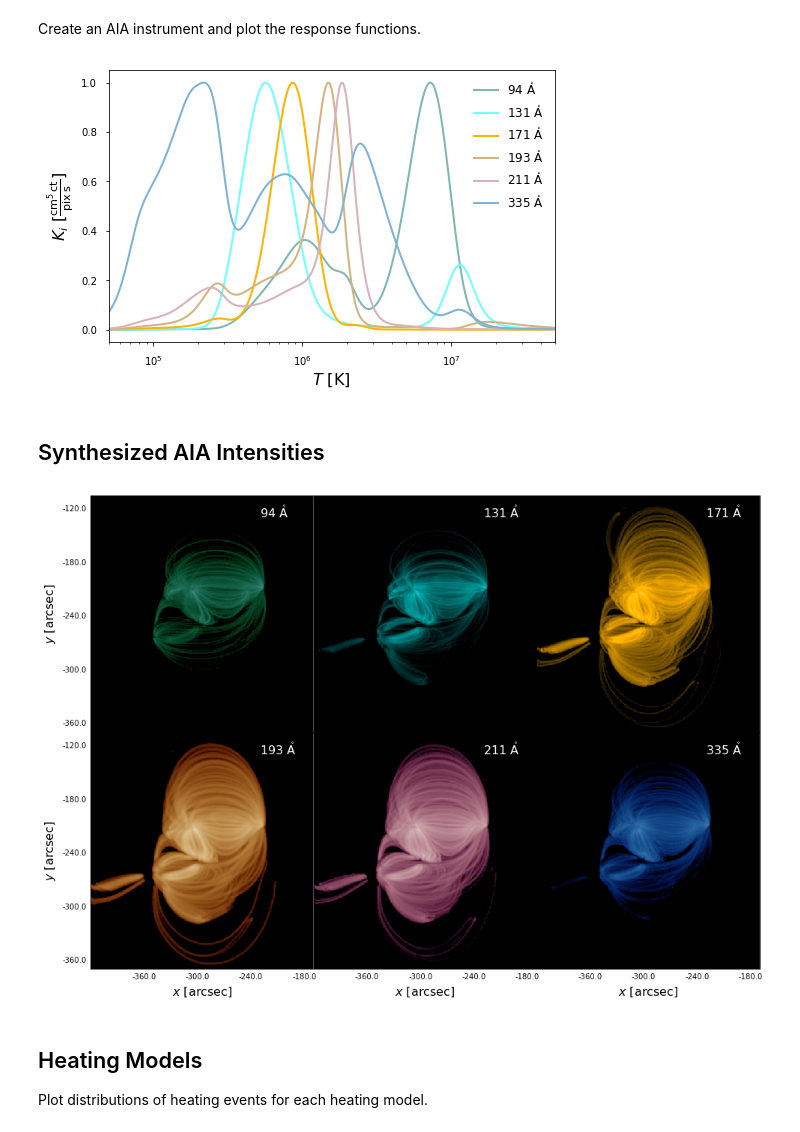
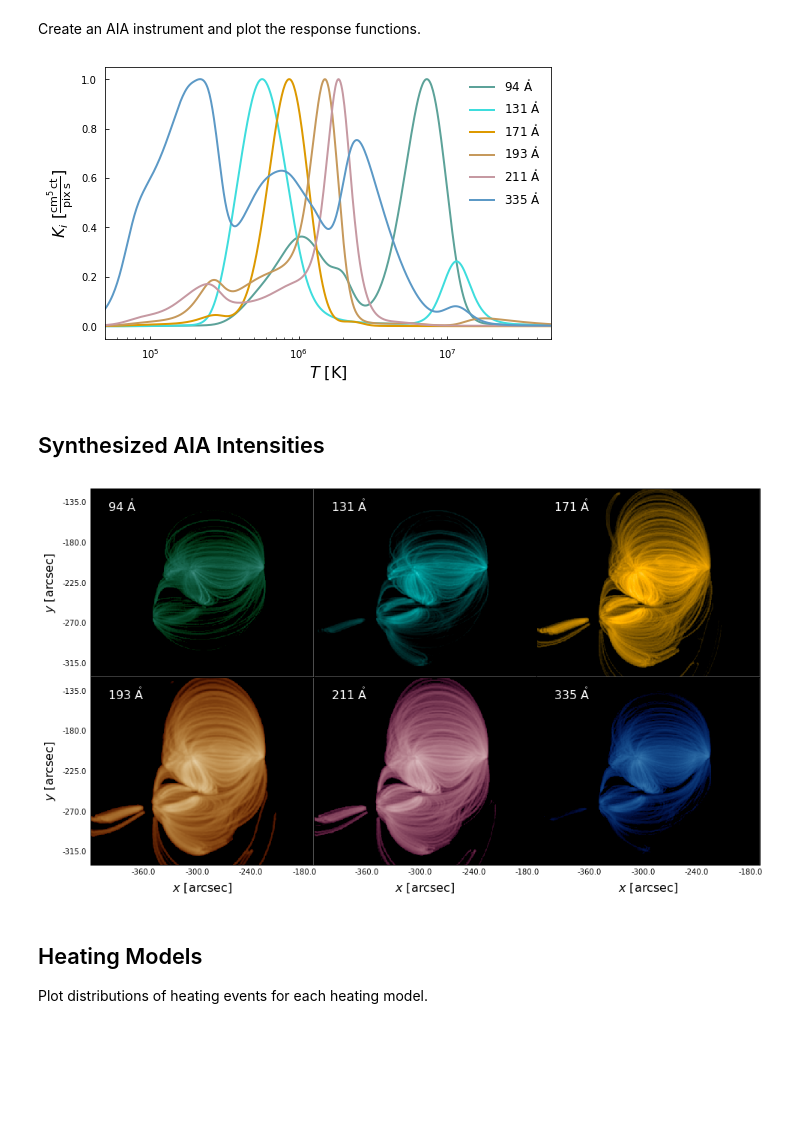
Before and after one commit to wtbarnes/posters, a Jupyter notebook: rice_dsconf_2017/notebooks/basic_figures.ipynb, the cells around one changed output. Cells and saved outputs as stored; diff of their text form; code cells hidden in the pictures; blank space fills up the shorter version.

```diff
--- a/rice_dsconf_2017/notebooks/basic_figures.ipynb
+++ b/rice_dsconf_2017/notebooks/basic_figures.ipynb
@@ -217,7 +264,8 @@ hmi_map.data = np.where(np.fabs(hmi_map.data)<50,np.nan,hmi_map.data)
 streamlines = [s[0] for s in base_field.streamlines]
 random.shuffle(streamlines)
 # %%
-fig = plt.figure(figsize=(8,10))
+fig = plt.figure(figsize=(8,5))
+#hmi_map = hmi_map.submap(hmi_map.xrange,hmi_map.yrange+u.Quantity([40,-15],u.arcsec))
 ax = fig.add_subplot(111,projection=hmi_map)
 im = hmi_map.plot(axes=ax,annotate=False,title=False,cmap=plt.get_cmap('RdBu'),vmin=-2000,vmax=2000)
 # axes and tick label sizing
@@ -230,6 +278,7 @@ ax.coords[1].set_axislabel(r'$y$ [$\mathrm{{{}}}$]'.format(u.Unit(hmi_map.meta['
 # grids and tick sizing
 ax.coords[0].grid(alpha=0)
 ax.coords[1].grid(alpha=0)
+# plot streamlines
 for s in streamlines[::10]:
     ax.plot(base_field._convert_angle_to_length(s[:,0]*u.cm,working_units=u.arcsec).to(u.deg),
             base_field._convert_angle_to_length(s[:,1]*u.cm,working_units=u.arcsec).to(u.deg),
@@ -247,7 +296,7 @@ fig = plt.figure(figsize=(8,5))
 ax = fig.gca()
 resp_temperature = np.logspace(4,9,1000)*u.K
 for channel in aia.channels:
-    color = sunpy.cm.cmlist['sdoaia{}'.format(channel['name'])](0.7)
+    color = sunpy.cm.cmlist['sdoaia{}'.format(channel['name'])](0.6)
     k = splev(resp_temperature.value,channel['temperature_response_spline'])*u.count*u.cm**5/u.s/u.pixel
     ax.plot(resp_temperature,k/k.max(),label=r'{} $\mathrm{{\mathring{{A}}}}$'.format(channel['name']),color=color)
 ax.set_xscale('log')
@@ -255,41 +304,43 @@ ax.set_xlim([5e4,5e7])
 ax.set_xlabel(r'$T$ [{:latex}]'.format(resp_temperature.unit))
 ax.set_ylabel(r'$K_i$ [{:latex}]'.format(k.unit))
 ax.legend(loc=0,frameon=False,ncol=1)
+ax.tick_params(axis='both',direction='in',which='both')
 fig.savefig('../figures/aia_response_functions.pdf')
 # %% [output]
-[figure, old version]
+[figure, new version]
 # %% [markdown]
 ## Synthesized AIA Intensities
 # %%
 obs_time_index = np.where(aia.observing_time==1e4*u.s)[0][0]
-fig = plt.figure(figsize=(16,11.63))
+fig = plt.figure(figsize=(16,9.25))
 plt.subplots_adjust(wspace=0.,hspace=0.)
 for i,chan in enumerate(aia.channels):
     tmp = Map(os.path.join('/storage-home/w/wtb2/data/noaa1158_low_frequency/'
                            +'SDO_AIA/{}/map_t{:06d}.fits'.format(chan['name'],obs_time_index)))
+    tmp = tmp.submap(tmp.xrange,tmp.yrange+u.Quantity([40,-15],u.arcsec))
     ax = fig.add_subplot(2,3,i+1,projection=tmp)
     tmp.plot(annotate=False, norm=matplotlib.colors.SymLogNorm(1e-3,vmin=1,vmax=2e4))
     ax.coords[0].grid(alpha=0)
     ax.coords[1].grid(alpha=0)
     ax.coords[0].set_ticks_visible(False)
     ax.coords[1].set_ticks_visible(False)
     ax.coords[0].set_ticklabel(size=plt.rcParams['xtick.labelsize'])
     ax.coords[1].set_ticklabel(size=plt.rcParams['ytick.labelsize'])
     if i%3==0:
         ax.coords[1].set_axislabel(r'$y$ [arcsec]',size=plt.rcParams['axes.labelsize'])
     else:
         ax.coords[1].set_ticklabel_visible(False)
     if i>2:
         ax.coords[0].set_axislabel(r'$x$ [arcsec]',size=plt.rcParams['axes.labelsize'])
     else:
         ax.coords[0].set_ticklabel_visible(False)
-    xtext,ytext = tmp.data_to_pixel(-230*u.arcsec,-130*u.arcsec)
+    xtext,ytext = tmp.data_to_pixel(-400*u.arcsec,-145*u.arcsec)
     ax.text(xtext.value,ytext.value,
             r'${}$ $\mathrm{{\mathring{{A}}}}$'.format(chan['name']),
             color='w',fontsize=16)
 fig.savefig('../figures/aia_intensities.pdf')
 # %% [output]
-[figure, old version]
+[figure, new version]
 # %% [markdown]
 ## Heating Models
 Plot distributions of heating events for each heating model.
```
Also changed, not shown: parts of 6 cells of this notebook, 2 other files.
